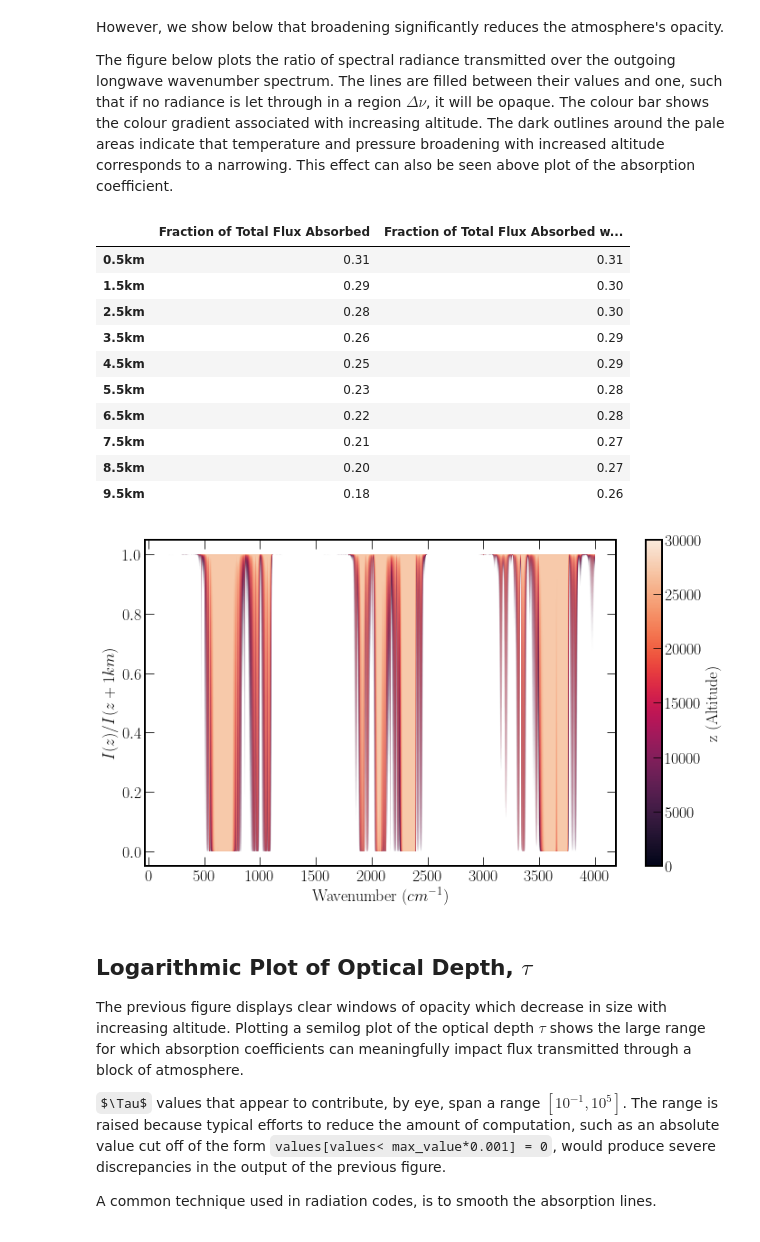
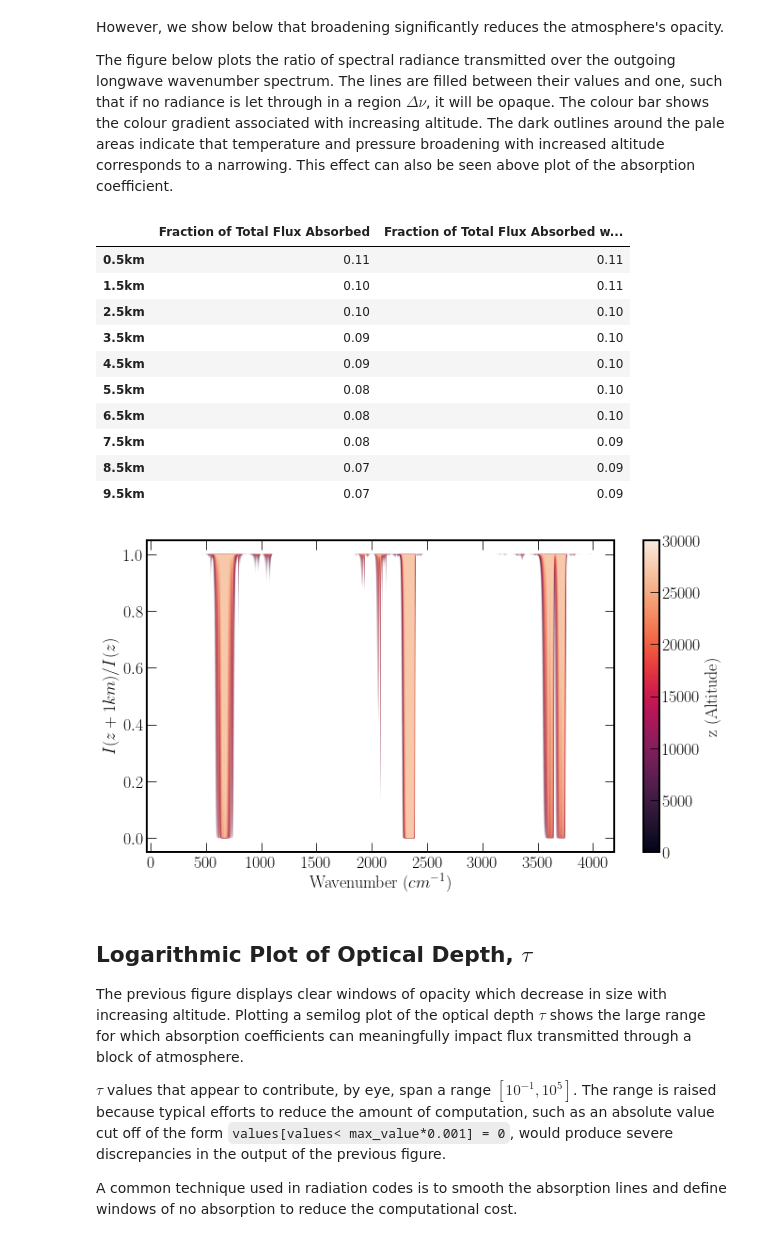
Before and after one commit to seancraven/CDS_book, a Jupyter notebook: _sources/Chapter_3/lorentzian_broadening.ipynb, the cells around one changed output. Drawn from its saved outputs; the diff is of its cells as text; code cells hidden in the pictures; some formulas as TeX source.

```diff
--- a/_sources/Chapter_3/lorentzian_broadening.ipynb
+++ b/_sources/Chapter_3/lorentzian_broadening.ipynb
@@ -140,7 +140,7 @@ def number_density(alt):
     Returns:
         float: n(alt) in molecules/m^3
     '''
-    mass_of_air = 28.9647 / constants.N_A *10**-3 #conver kg/m^3 to mol/m^3
+    mass_of_air = 28.9647 *10**-3/ constants.N_A  #conver kg/m^3 to molecule/m^3
     return isa.get_density(alt)/mass_of_air
 def particle_per_sq_m(alt_0, alt_1):
     '''
@@ -148,8 +148,8 @@ def particle_per_sq_m(alt_0, alt_1):
     between two altitudes
 
     Args:
-        alt_0 (float):
-        alt_1 (float):
+        alt_0 (float): altitude in meters
+        alt_1 (float): altitude in meters
 
     Returns:
         float:
@@ -157,7 +157,7 @@ def particle_per_sq_m(alt_0, alt_1):
     return quad(number_density, alt_0, alt_1)[0]
 
 def optical_depth(alt_0, alt_1, ppm_conc, abs_coef):
-    particles = particle_per_sq_m(alt_0, alt_1)*ppm_conc * 10**-6
+    particles = particle_per_sq_m(alt_0, alt_1)*ppm_conc * 10**(-9)
     return particles*abs_coef*10**(-4) #10^-4 factor from cm^2->m^2 conv
 # %% [markdown]
 ## Increasing Altitude's effect on Absorption
@@ -194,39 +194,39 @@ pd.DataFrame(np.round(relative_area,2),
 )
 # %% [output]
 |  | Fraction of Total Flux Absorbed | Fraction of Total Flux Absorbed w... |
-| 0.5km | 0.31 | 0.31 |
-| 1.5km | 0.29 | 0.30 |
-| 2.5km | 0.28 | 0.30 |
-| 3.5km | 0.26 | 0.29 |
-| 4.5km | 0.25 | 0.29 |
-| 5.5km | 0.23 | 0.28 |
-| 6.5km | 0.22 | 0.28 |
-| 7.5km | 0.21 | 0.27 |
-| 8.5km | 0.20 | 0.27 |
-| 9.5km | 0.18 | 0.26 |
+| 0.5km | 0.11 | 0.11 |
+| 1.5km | 0.10 | 0.11 |
+| 2.5km | 0.10 | 0.10 |
+| 3.5km | 0.09 | 0.10 |
+| 4.5km | 0.09 | 0.10 |
+| 5.5km | 0.08 | 0.10 |
+| 6.5km | 0.08 | 0.10 |
+| 7.5km | 0.08 | 0.09 |
+| 8.5km | 0.07 | 0.09 |
+| 9.5km | 0.07 | 0.09 |
 # %%
 cmap = sns.color_palette('rocket', 10)
 sm = plt.cm.ScalarMappable(cmap='rocket',
                            norm=plt.Normalize(vmin=0, vmax=30000)
                            )
 fig, ax = plt.subplots(1,1, figsize=(10, 6))
 color_cycle=ax.set_prop_cycle(color=cmap)
 for flux_ratio, _ in flux_ratios:
     plt.fill_between(nu, flux_ratio, 1)
 cb = fig.colorbar(sm)
 ax.set_xlabel('Wavenumber $(cm^{-1})$')
-ax.set_ylabel('$I(z)/I(z+1km)$')
+ax.set_ylabel('$I(z+1km)/I(z)$')
 cb.set_label('z (Altitude)')
 # %% [output]
-[figure, old version]
+[figure, new version]
 # %% [markdown]
 ## Logarithmic Plot of Optical Depth, $\tau$
 
 The previous figure displays clear windows of opacity which decrease in size with increasing altitude. Plotting a semilog plot of the optical depth $\tau$ shows the large range for which absorption coefficients can meaningfully impact flux transmitted through a block of atmosphere.
 
- $\Tau$ values that appear to contribute, by eye, span a range $[10^{-1}, 10^5]$. The range is raised because typical efforts to reduce the amount of computation, such as an absolute value cut off of the form `values[values< max_value*0.001] = 0`, would produce severe discrepancies in the output of the previous figure.
+ $\tau$ values that appear to contribute, by eye, span a range $[10^{-1}, 10^5]$. The range is raised because typical efforts to reduce the amount of computation, such as an absolute value cut off of the form `values[values< max_value*0.001] = 0`, would produce severe discrepancies in the output of the previous figure.
 
- A common technique used in radiation codes, is to smooth the absorption lines.
+A common technique used in radiation codes is to smooth the absorption lines and define windows of no absorption to reduce the computational cost.
 # %%
 cmap = sns.color_palette('rocket', 10)
 sm = plt.cm.ScalarMappable(cmap='rocket',
```
Also changed, not shown: parts of 5 cells of this notebook, 17 other files.
